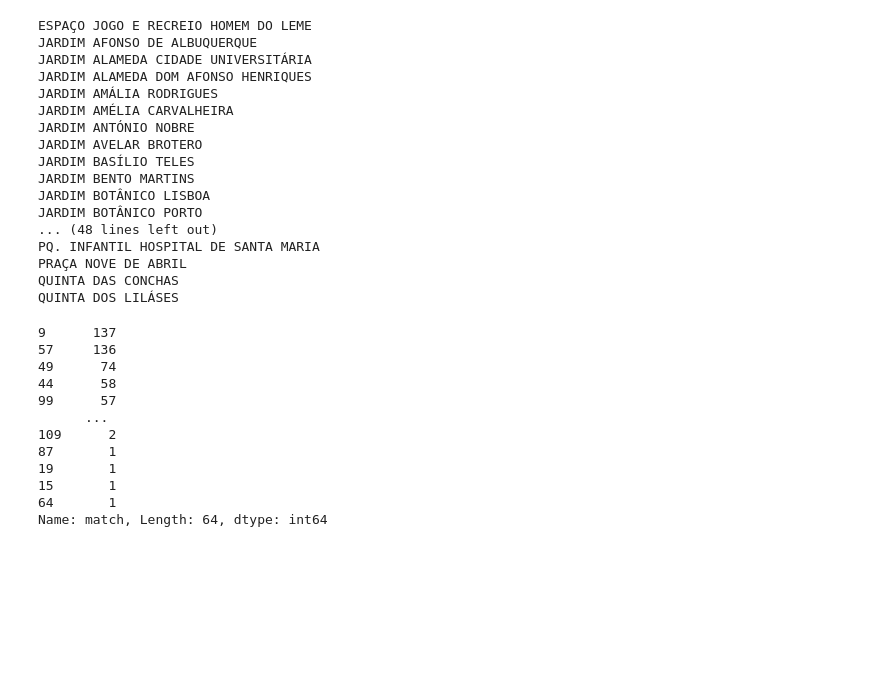
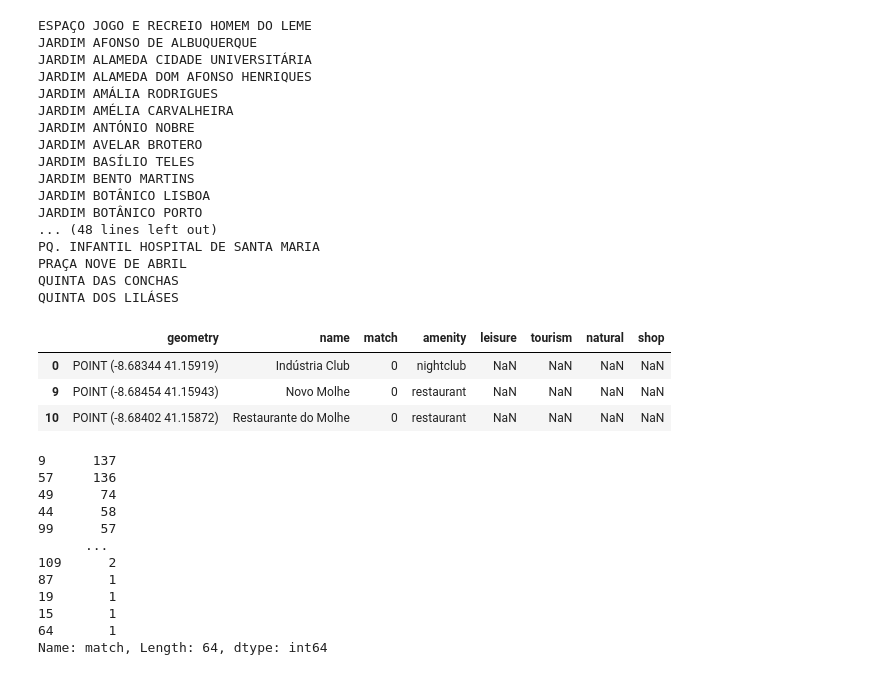
Before and after one commit to McNickSisto/world_data_league, a Jupyter notebook: stage_4/mg_POI_OSM.ipynb, the cells around one changed output. Drawn from its saved outputs; the diff is of its cells as text; code cells hidden in the pictures; blank space fills up the shorter version.

```diff
--- a/stage_4/mg_POI_OSM.ipynb
+++ b/stage_4/mg_POI_OSM.ipynb
@@ -291,7 +295,12 @@ PRAÇA NOVE DE ABRIL
 QUINTA DAS CONCHAS
 QUINTA DOS LILÁSES
 # %%
-# all_amenities
+all_amenities.head(3)
+# %% [output]
+|  | geometry | name | match | amenity | leisure | tourism | natural | shop |
+| 0 | POINT (-8.68344 41.15919) | Indústria Club | 0 | nightclub | NaN | NaN | NaN | NaN |
+| 9 | POINT (-8.68454 41.15943) | Novo Molhe | 0 | restaurant | NaN | NaN | NaN | NaN |
+| 10 | POINT (-8.68402 41.15872) | Restaurante do Molhe | 0 | restaurant | NaN | NaN | NaN | NaN |
 # %%
 all_amenities.match.value_counts()
 # %% [output]
```
Also changed, not shown: parts of 13 cells of this notebook, 1 other file.
